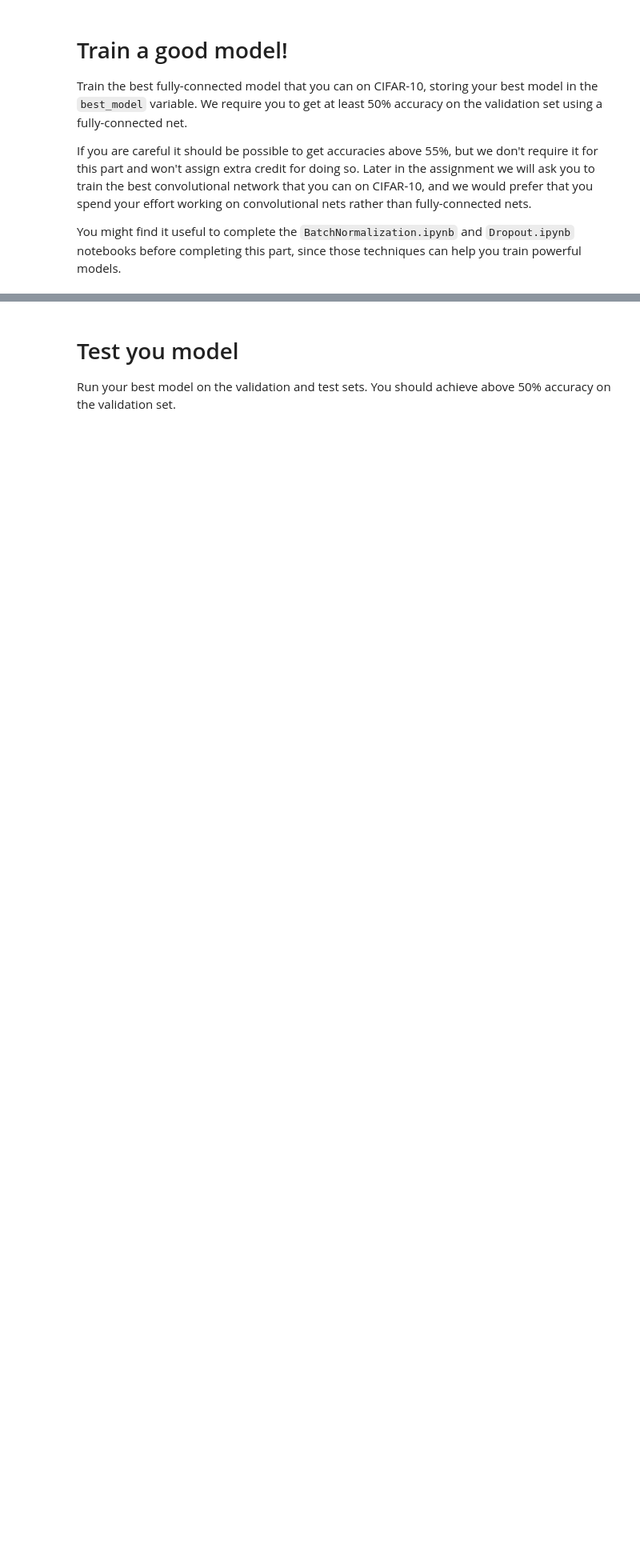
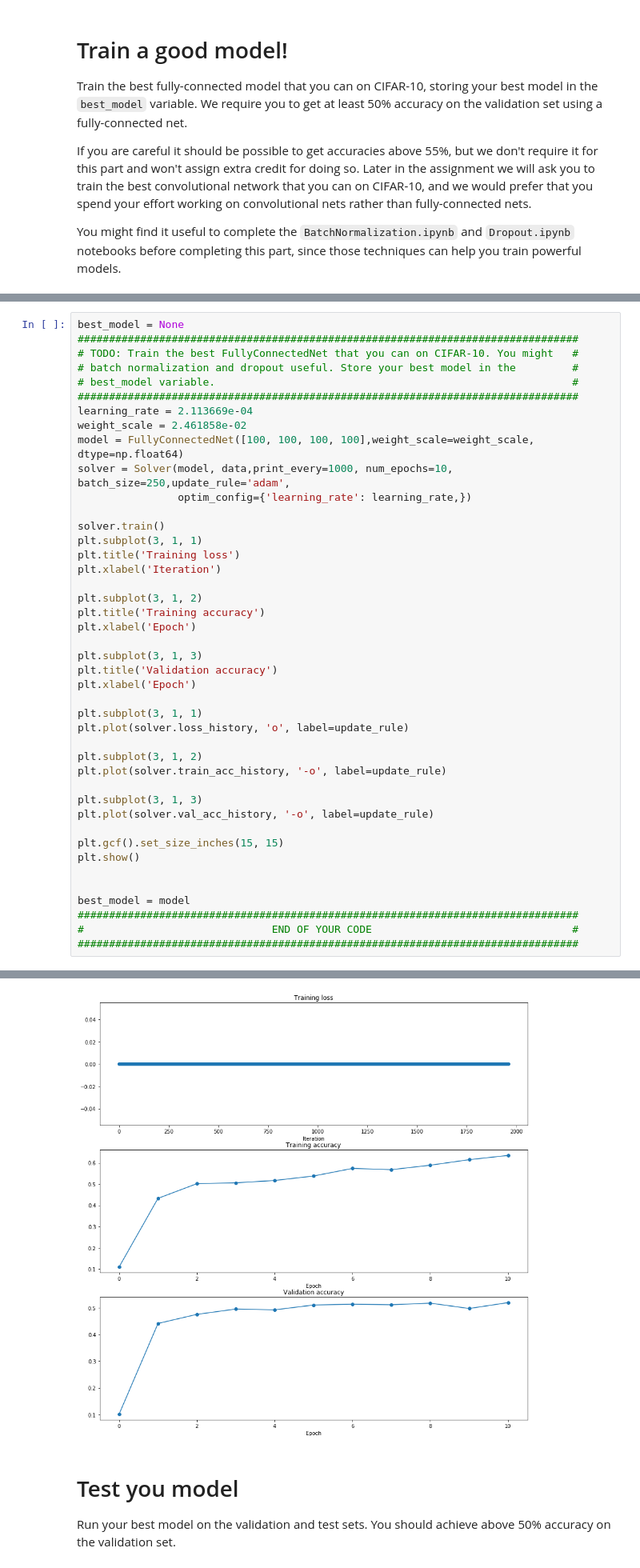
Before and after one commit to Dipeshtamboli/CS231n, a Jupyter notebook: assignment2/FullyConnectedNets.ipynb, the cells around one changed output, grey strips where cells are left out. Shown: that part at 80% size. Drawn from its saved outputs; the diff is of its cells as text; blank space fills up the shorter version.

```diff
--- a/assignment2/FullyConnectedNets.ipynb
+++ b/assignment2/FullyConnectedNets.ipynb
@@ -645,0 +765,44 @@ pass
+# %%
+best_model = None
+################################################################################
+# TODO: Train the best FullyConnectedNet that you can on CIFAR-10. You might   #
+# batch normalization and dropout useful. Store your best model in the         #
+# best_model variable.                                                         #
+################################################################################
+learning_rate = 2.113669e-04
+weight_scale = 2.461858e-02
+model = FullyConnectedNet([100, 100, 100, 100],weight_scale=weight_scale, dtype=np.float64)
+solver = Solver(model, data,print_every=1000, num_epochs=10, batch_size=250,update_rule='adam',
+                optim_config={'learning_rate': learning_rate,})
+
+solver.train()
+plt.subplot(3, 1, 1)
+plt.title('Training loss')
+plt.xlabel('Iteration')
+
+plt.subplot(3, 1, 2)
+plt.title('Training accuracy')
+plt.xlabel('Epoch')
+
+plt.subplot(3, 1, 3)
+plt.title('Validation accuracy')
+plt.xlabel('Epoch')
+
+plt.subplot(3, 1, 1)
+plt.plot(solver.loss_history, 'o', label=update_rule)
+
+plt.subplot(3, 1, 2)
+plt.plot(solver.train_acc_history, '-o', label=update_rule)
+
+plt.subplot(3, 1, 3)
+plt.plot(solver.val_acc_history, '-o', label=update_rule)
+
+plt.gcf().set_size_inches(15, 15)
+plt.show()
+
+
+best_model = model
+################################################################################
+#                              END OF YOUR CODE                                #
+################################################################################
+# %% [output]
@@ -646,3 +822,4 @@ pass
+[figure, added]
 # %% [markdown]
 # Test you model
 Run your best model on the validation and test sets. You should achieve above 50% accuracy on the validation set.
```
Also changed, not shown: parts of 20 cells of this notebook, 4 other files.
